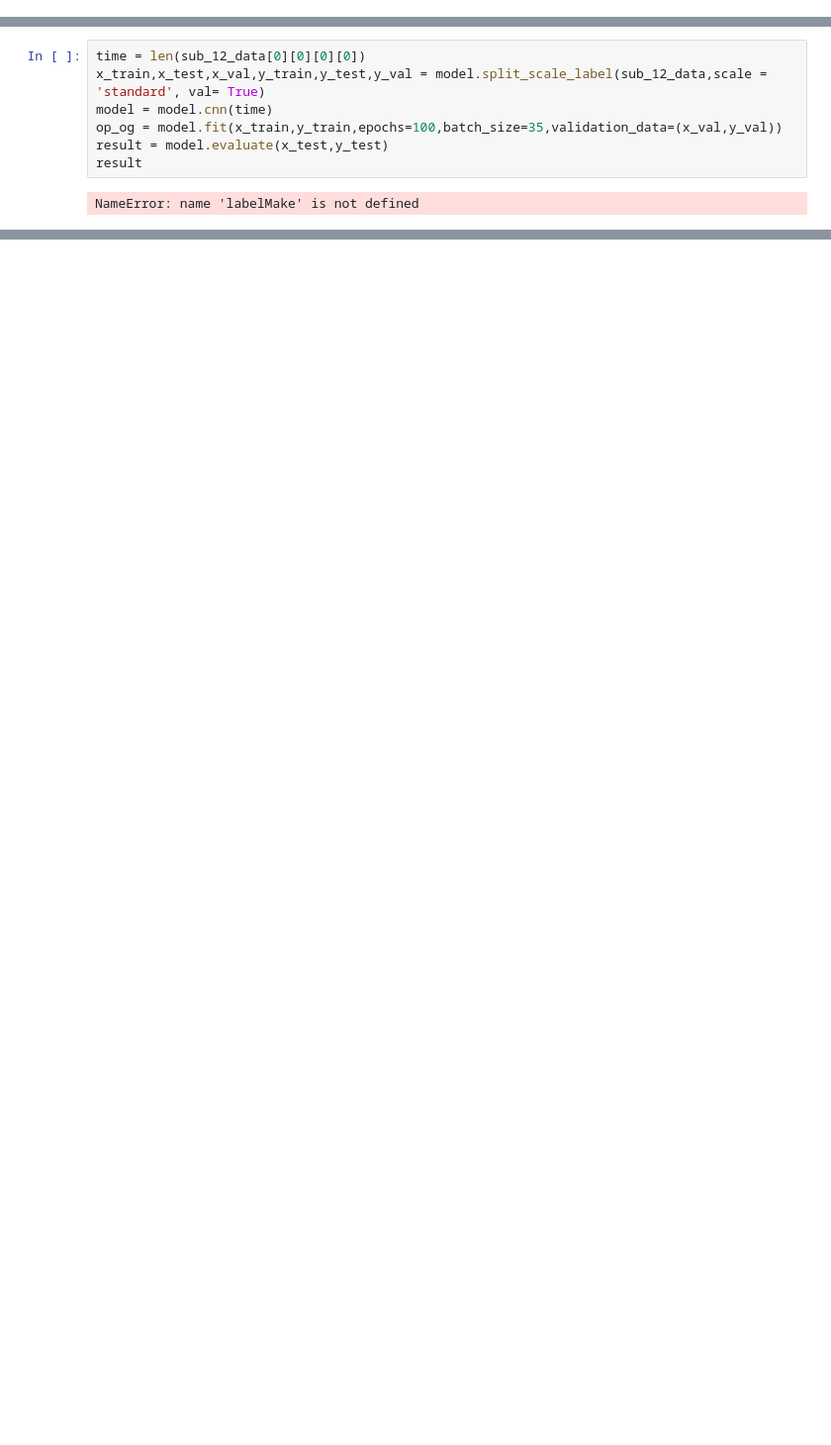
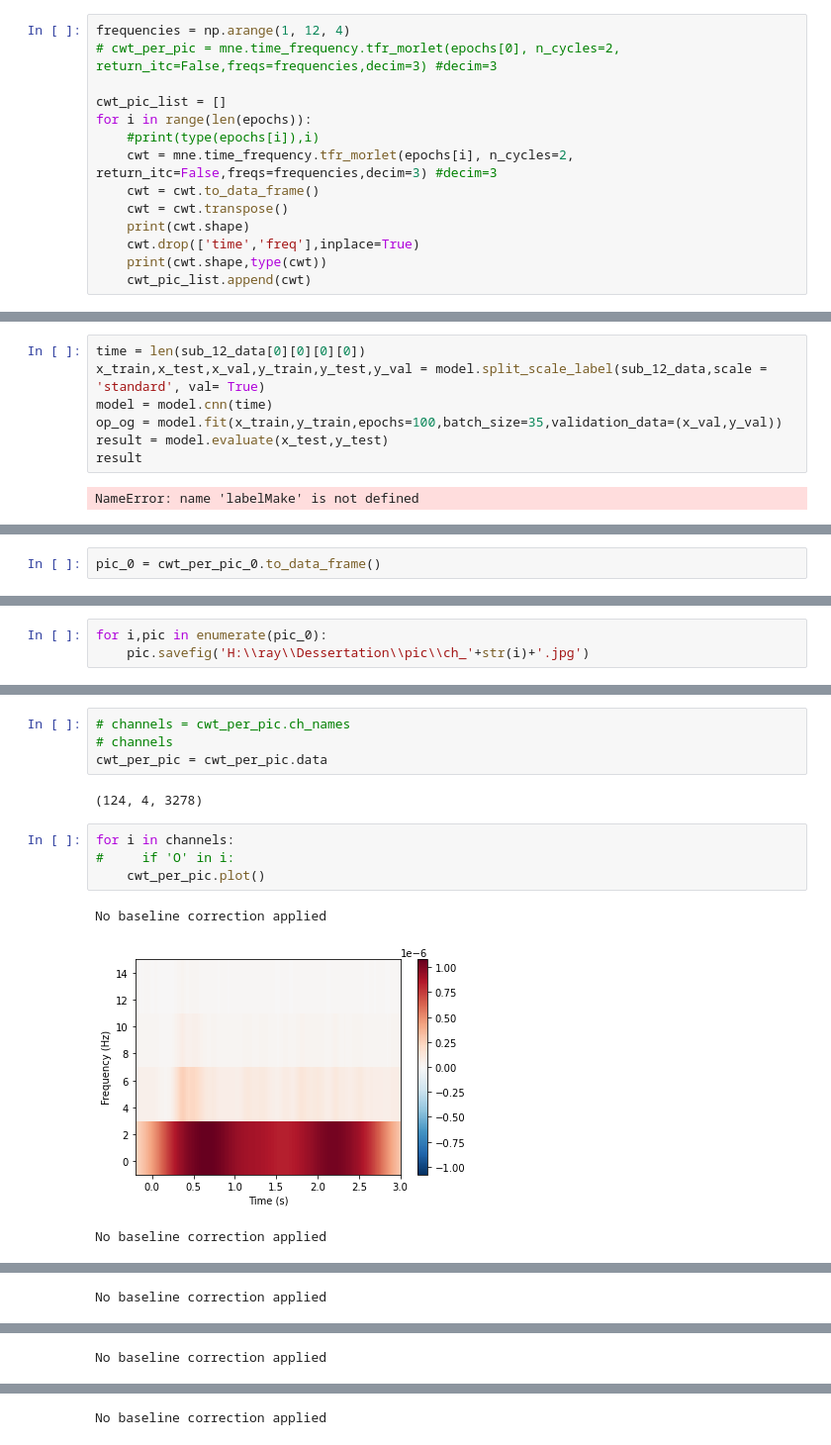
Before and after one commit to Ray-XXX-eee/Diss-Multimodal-EEG, a Jupyter notebook: MAIN.ipynb, the cells around one changed output, grey strips where cells are left out. Shown at 99% size. Cells and saved outputs as stored; diff of their text form; blank space fills up the shorter version.

```diff
--- a/MAIN.ipynb
+++ b/MAIN.ipynb
@@ -207,0 +168,14 @@ AttributeError: 'list' object has no attribute 'keys'
+# %%
+frequencies = np.arange(1, 12, 4)
+# cwt_per_pic = mne.time_frequency.tfr_morlet(epochs[0], n_cycles=2, return_itc=False,freqs=frequencies,decim=3) #decim=3
+
+cwt_pic_list = []
+for i in range(len(epochs)):
+    #print(type(epochs[i]),i)
+    cwt = mne.time_frequency.tfr_morlet(epochs[i], n_cycles=2, return_itc=False,freqs=frequencies,decim=3) #decim=3
+    cwt = cwt.to_data_frame()
+    cwt = cwt.transpose()
+    print(cwt.shape)
+    cwt.drop(['time','freq'],inplace=True)
+    print(cwt.shape,type(cwt))
+    cwt_pic_list.append(cwt)
@@ -218,0 +299,2 @@ NameError: name 'labelMake' is not defined
+# %%
+pic_0 = cwt_per_pic_0.to_data_frame()
@@ -218,0 +330,3 @@ NameError: name 'labelMake' is not defined
+# %%
+for i,pic in enumerate(pic_0):
+    pic.savefig('H:\\ray\\Dessertation\\pic\\ch_'+str(i)+'.jpg')
@@ -218,0 +397,14 @@ NameError: name 'labelMake' is not defined
+# %%
+# channels = cwt_per_pic.ch_names
+# channels
+cwt_per_pic = cwt_per_pic.data
+# %% [output]
+(124, 4, 3278)
+# %%
+for i in channels:
+#     if 'O' in i:
+    cwt_per_pic.plot()
+# %% [output]
+No baseline correction applied
+[figure, added]
+No baseline correction applied
@@ -218,0 +412 @@ NameError: name 'labelMake' is not defined
+No baseline correction applied
@@ -218,0 +414 @@ NameError: name 'labelMake' is not defined
+No baseline correction applied
@@ -218,0 +416 @@ NameError: name 'labelMake' is not defined
+No baseline correction applied
```
Also changed, not shown: parts of 53 cells of this notebook, 2 other files.
